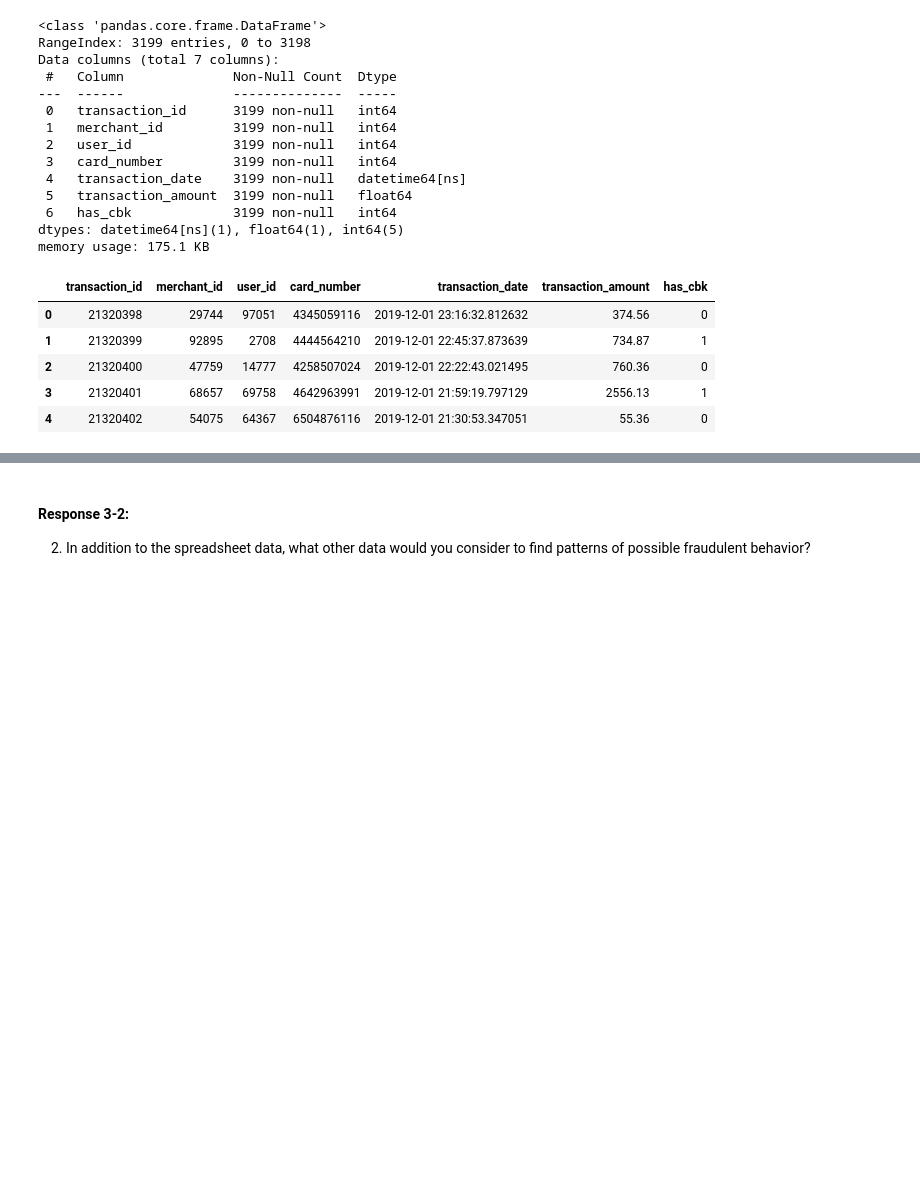
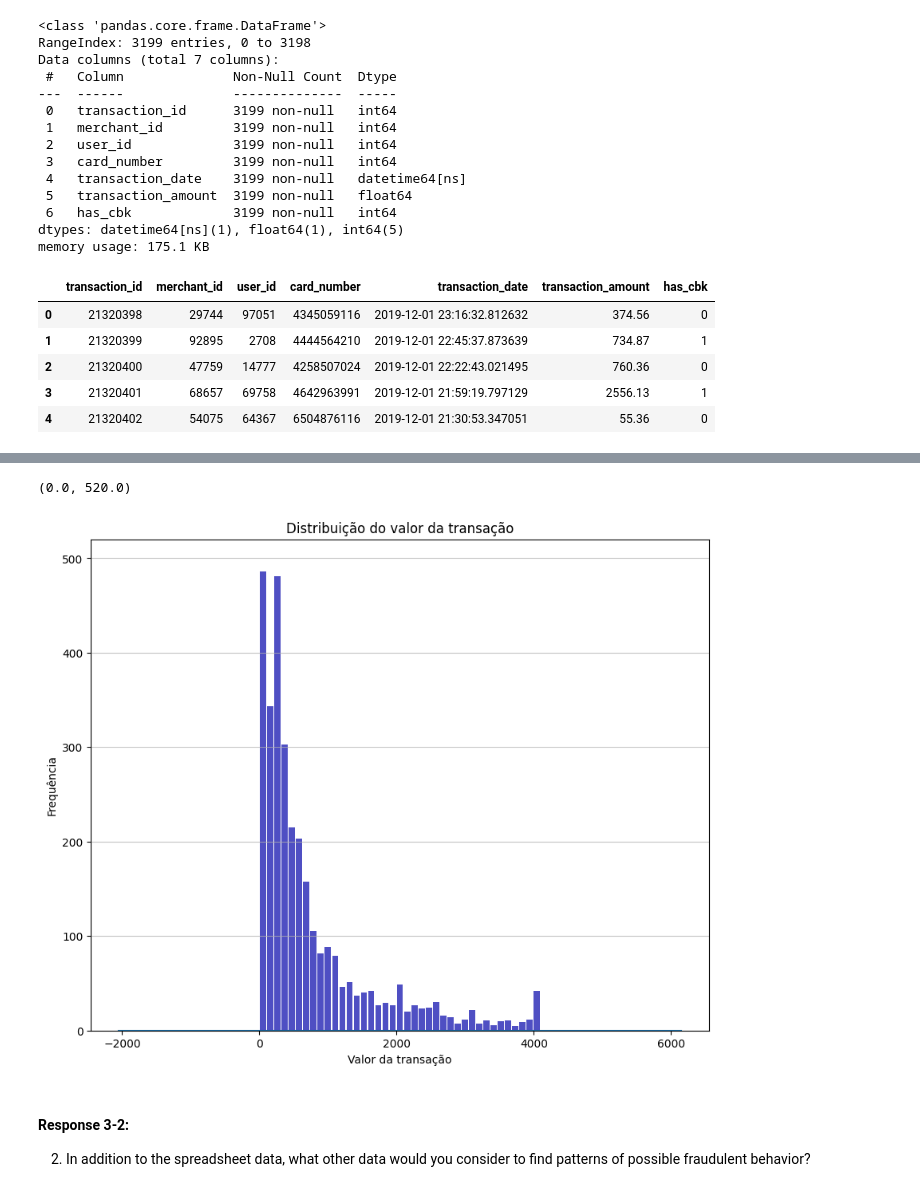
Before and after one commit to bruno-marcelino10/challenge-cloudwalk, a Jupyter notebook: main.ipynb, the cells around one changed output, grey strips where cells are left out. Saved outputs shown, nothing was run; the diff lists cells and outputs as text; code cells hidden in the pictures; blank space fills up the shorter version.

```diff
--- a/main.ipynb
+++ b/main.ipynb
@@ -176,3 +234,19 @@ Podemos notar comportamentos que dizem respeito à distribuição das variáveis
+# %%
+# Valor da transação varia em intervalo controlado
+import matplotlib.pyplot as plt
+fig, ax = plt.subplots(figsize = (10,8))
+target = df["transaction_amount"]
+target.plot(kind = "kde")
+n, bins, patches = plt.hist(target, bins = 'auto', color = '#0504aa', alpha = 0.7, rwidth = 0.85)
+plt.grid(axis = 'y', alpha = 0.75)
+plt.xlabel('Valor da transação')
+plt.ylabel('Frequência')
+plt.title('Distribuição do valor da transação')
+maxfreq = 510
+plt.ylim(ymax = np.ceil(maxfreq / 10) * 10 if maxfreq % 10 else maxfreq + 10)
+# %% [output]
+(0.0, 520.0)
+[figure, added]
 # %% [markdown]
 #### Response 3-2:
 
```
Also changed, not shown: parts of 12 cells of this notebook.
